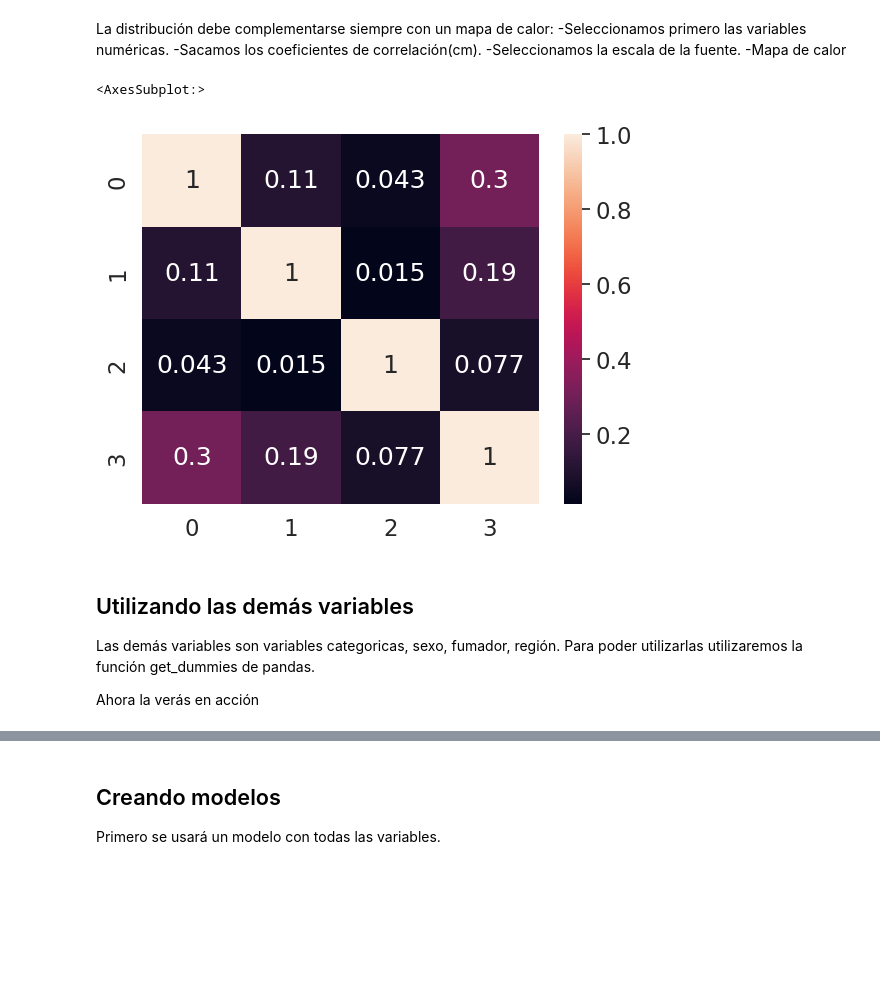
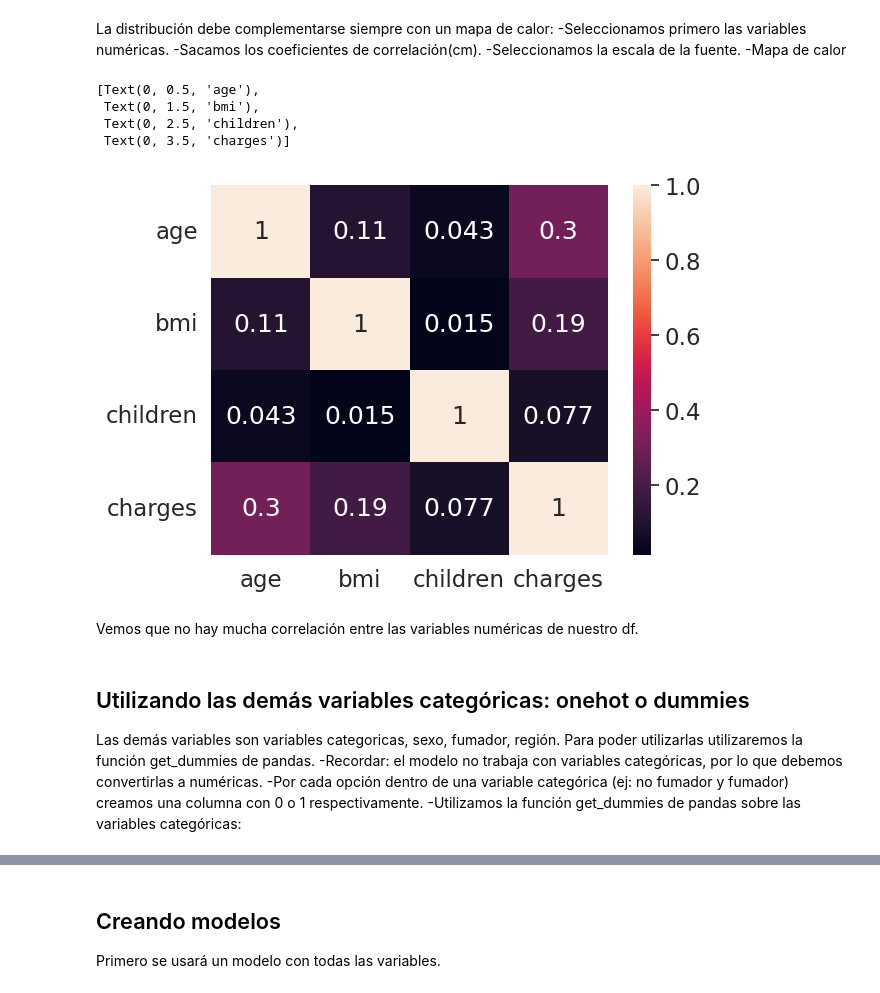
Before and after one commit to adolfo85/gastosmedicos, a Jupyter notebook: notebookInsurance.ipynb, the cells around one changed output, grey strips where cells are left out. Saved outputs shown, nothing was run; the diff lists cells and outputs as text; code cells hidden in the pictures; blank space fills up the shorter version.

```diff
--- a/notebookInsurance.ipynb
+++ b/notebookInsurance.ipynb
@@ -104,13 +104,21 @@ La distribución debe complementarse siempre con un mapa de calor:
 # %%
 numeric_cols = ['age','bmi', 'children', 'charges']
 cm = np.corrcoef(df[numeric_cols].values.T)
 sns.set(font_scale=1.5)
-sns.heatmap(cm, annot=True)
+hm = sns.heatmap(cm, annot=True, yticklabels=numeric_cols, xticklabels=numeric_cols)
+#Con el código siguiente cambia la orientación de los lebels del eje y, si no estuviera se leerían verticalmente.
+hm.set_yticklabels(hm.get_yticklabels(), rotation=0)
 # %% [output]
-<AxesSubplot:>
+[Text(0, 0.5, 'age'),
+ Text(0, 1.5, 'bmi'),
+ Text(0, 2.5, 'children'),
+ Text(0, 3.5, 'charges')]
-[figure, old version]
+[figure, new version]
+# %% [markdown]
+Vemos que no hay mucha correlación entre las variables numéricas de nuestro df.
 # %% [markdown]
-## Utilizando las demás variables
+## Utilizando las demás variables categóricas: onehot o dummies
 Las demás variables son variables categoricas, sexo, fumador, región. Para poder utilizarlas utilizaremos la función get_dummies de pandas.
-
-Ahora la verás en acción
+-Recordar: el modelo no trabaja con variables categóricas, por lo que debemos convertirlas a numéricas.
+-Por cada opción dentro de una variable categórica (ej: no fumador y fumador) creamos una columna con 0 o 1 respectivamente.
+-Utilizamos la función get_dummies de pandas sobre las variables categóricas:
```
Also changed, not shown: parts of 1 cell of this notebook.
